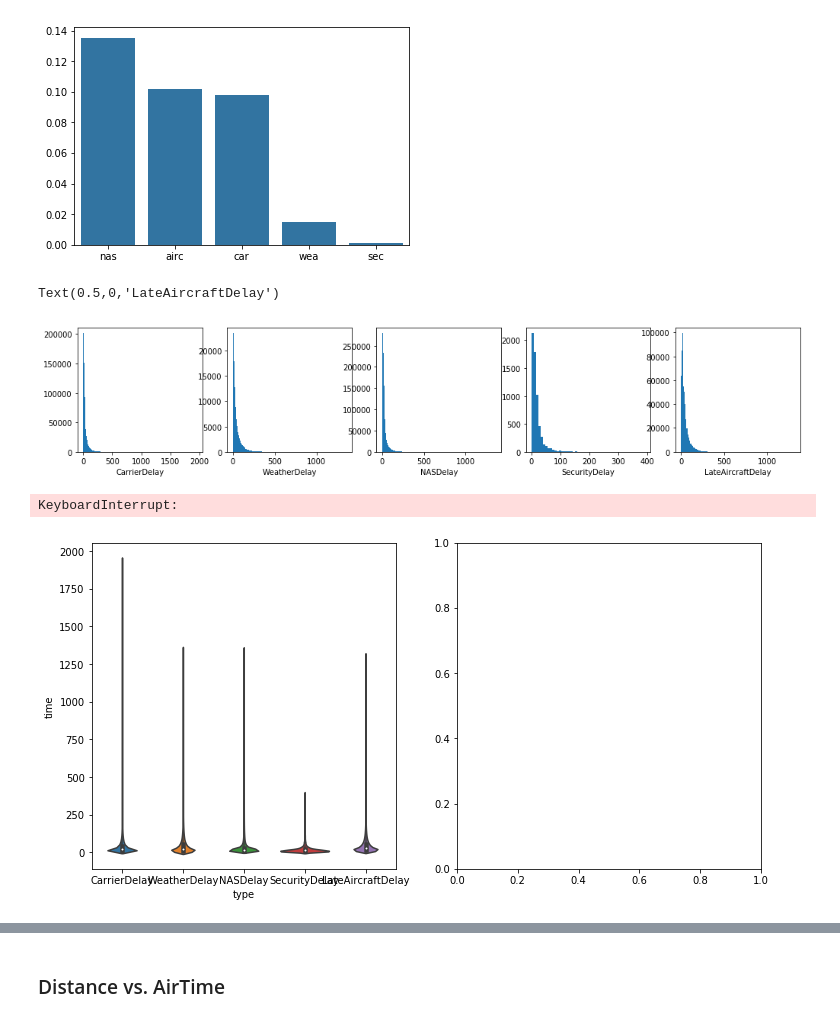
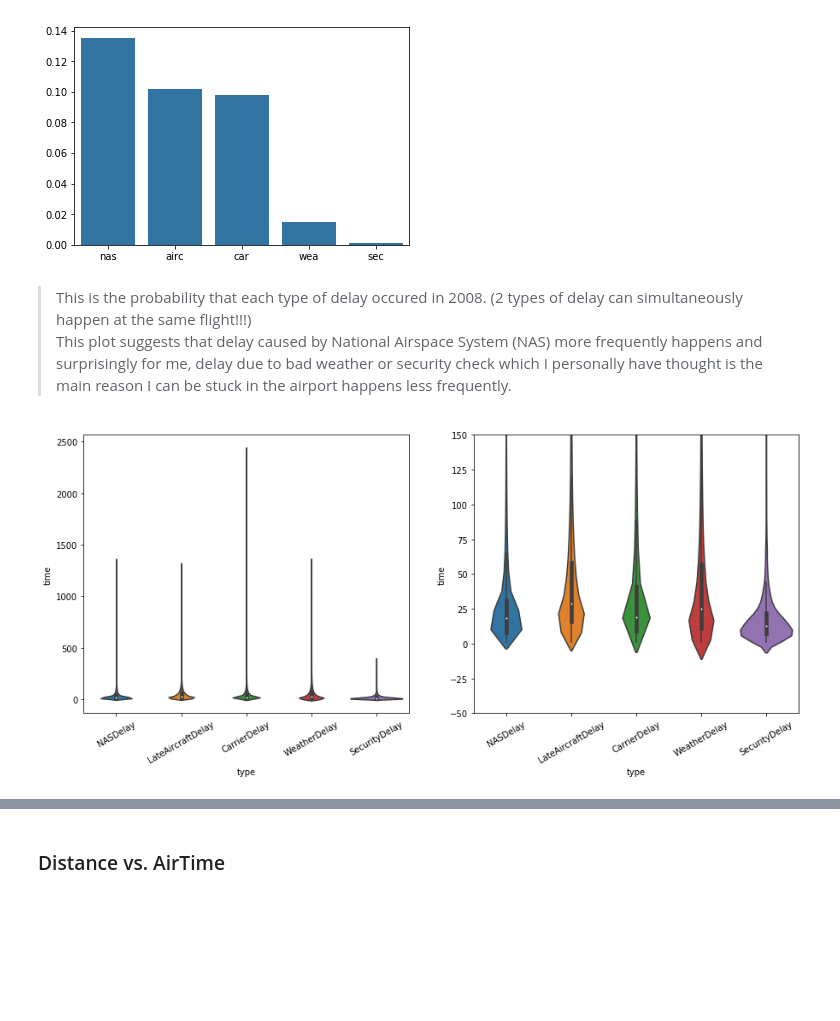
Before and after one commit to kudojp/FlightsDataAnalysis, a Jupyter notebook: exploration_template.ipynb, the cells around one changed output, grey strips where cells are left out. Drawn from its saved outputs; the diff is of its cells as text; code cells hidden in the pictures; blank space fills up the shorter version.

```diff
--- a/exploration_template.ipynb
+++ b/exploration_template.ipynb
@@ -332,6 +331,6 @@ Even though delay more than 1 day is unusual, the reasons of them are explained
 # %%
 #  remove rows with outliers in DepDelay column.
-df = df[(df.DepDelay > -120) & (df.DepDelay < 2400)]
+df = df[(df.DepDelay > -120)]
 # %%
 # plot the histgram again in the limit of [-50<x<200]
 plt.hist(data=df, x="DepDelay",bins=1000)
@@ -400,53 +406,29 @@ delay_types = pd.Series([p_car,p_wea,p_nas,p_sec,p_airc], index=["car","wea","na
 sb.barplot(delay_types.index, delay_types, color=sb.color_palette()[0]);
 # %% [output]
 [figure]
-# %%
-plt.figure(figsize=[17,3])
-plt.subplot(1,5,1)
-plt.hist(data=df[df.CarrierDelay != 0], x="CarrierDelay", bins=200)
-plt.xlabel("CarrierDelay")
-#plt.xlim([1,250]);
-
-plt.subplot(1,5,2)
-plt.hist(data=df[df.WeatherDelay != 0], x="WeatherDelay", bins=150)
-plt.xlabel("WeatherDelay")
-#plt.xlim([1,250]);
-
-plt.subplot(1,5,3)
-plt.hist(data=df[df.NASDelay != 0], x="NASDelay", bins=150)
-plt.xlabel("NASDelay")
-#plt.xlim([1,250]);
-
-plt.subplot(1,5,4)
-plt.hist(data=df[df.SecurityDelay != 0], x="SecurityDelay", bins=50)
-plt.xlabel("SecurityDelay")
-#plt.xlim([1,250]);
-
-plt.subplot(1,5,5)
-plt.hist(data=df[df.LateAircraftDelay != 0], x="LateAircraftDelay", bins=200)
-plt.xlabel("LateAircraftDelay")
-#plt.xlim([1,250]);
-# %% [output]
-Text(0.5,0,'LateAircraftDelay')
-[figure, removed]
+# %% [markdown]
+> This is the probability that each type of delay occured in 2008. (2 types of delay can simultaneously happen at the same flight!!!)
+This plot suggests that delay caused by National Airspace System (NAS) more frequently happens and surprisingly for me, delay due to bad weather or security check which I personally have thought is the main reason I can be stuck in the airport happens less frequently.
 # %%
-# make dummy series which has 2 columns, delay type and delay time
+# take a look at the distribution on how many minutes each delay factor can prolong the flight time
 
+## make dummy series which has 2 columns, delay type and delay time
 dummy = pd.DataFrame()
-delay_types = ["CarrierDelay","WeatherDelay","NASDelay","SecurityDelay","LateAircraftDelay"]
+delay_types = ["NASDelay","LateAircraftDelay","CarrierDelay","WeatherDelay","SecurityDelay"]
 
 for type in delay_types:
     dum = pd.DataFrame()
     dum["time"] = df[df[type] != 0][type]
     dum["type"] = type
     dummy = dummy.append(dum)
 
-plt.figure(figsize=[12,6])
+plt.figure(figsize=[15,6])
 plt.subplot(1,2,1)
-sb.violinplot(data= dummy, x="type", y="time");
+sb.violinplot(data= dummy, x="type", y="time")
+plt.xticks(rotation=30);
 plt.subplot(1,2,2)
 sb.violinplot(data= dummy, x="type", y="time")
-plt.ylim([-50,250]);
+plt.ylim([-50,150])
+plt.xticks(rotation=30);
 # %% [output]
-KeyboardInterrupt:
-[figure, old version]
+[figure, new version]
```
Also changed, not shown: parts of 58 cells of this notebook.
